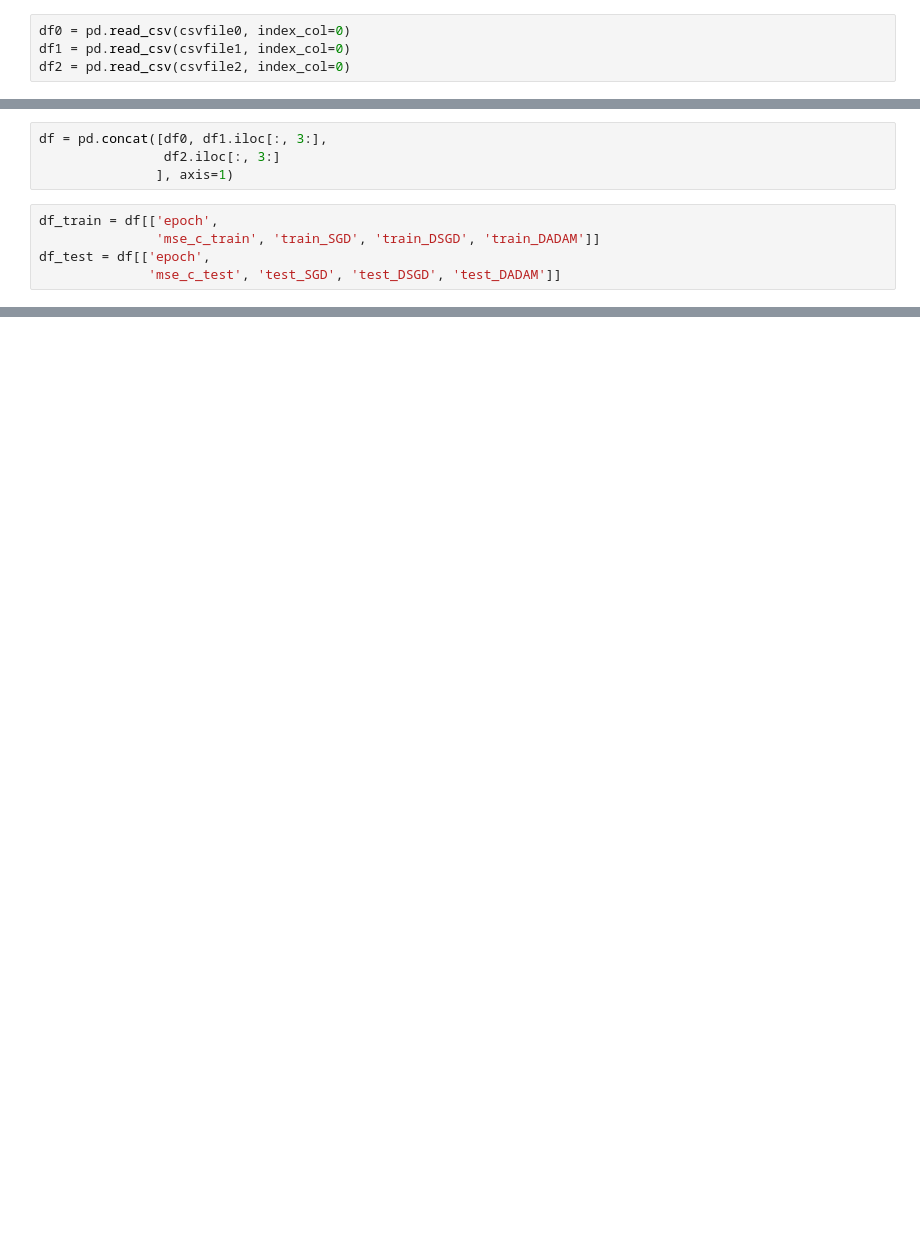
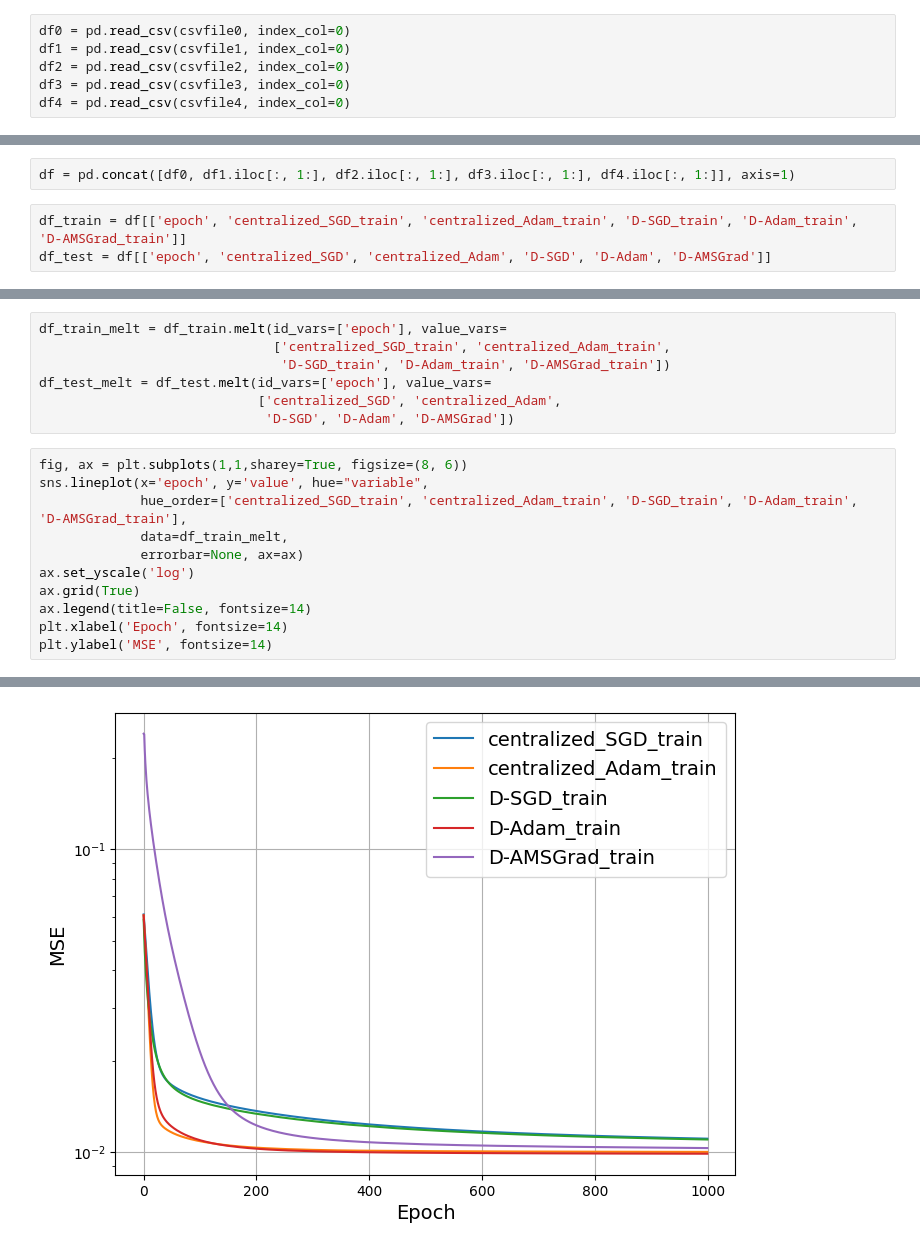
Before and after one commit to RostyslavUA/fdTrainGNN, a Jupyter notebook: regression/results_plot.ipynb, the cells around one changed output, grey strips where cells are left out. Drawn from its saved outputs; the diff is of its cells as text; blank space fills up the shorter version.

Commit message:
plotting script

```diff
--- a/regression/results_plot.ipynb
+++ b/regression/results_plot.ipynb
@@ -54,6 +57,8 @@ csvfile2 = os.path.join(outdir, 'regression_chebnet_loss_trajectory_s3_dadam_nla
 df0 = pd.read_csv(csvfile0, index_col=0)
 df1 = pd.read_csv(csvfile1, index_col=0)
 df2 = pd.read_csv(csvfile2, index_col=0)
+df3 = pd.read_csv(csvfile3, index_col=0)
+df4 = pd.read_csv(csvfile4, index_col=0)
 # %%
 df0 = df0.rename(columns={
     'epoch': 'epoch',
@@ -81,9 +92,5 @@ df2 = df2.rename(columns={
 # %%
-df = pd.concat([df0, df1.iloc[:, 3:],
-                df2.iloc[:, 3:]
-               ], axis=1)
+df = pd.concat([df0, df1.iloc[:, 1:], df2.iloc[:, 1:], df3.iloc[:, 1:], df4.iloc[:, 1:]], axis=1)
 # %%
-df_train = df[['epoch',
-               'mse_c_train', 'train_SGD', 'train_DSGD', 'train_DADAM']]
-df_test = df[['epoch',
-              'mse_c_test', 'test_SGD', 'test_DSGD', 'test_DADAM']]
+df_train = df[['epoch', 'centralized_SGD_train', 'centralized_Adam_train', 'D-SGD_train', 'D-Adam_train', 'D-AMSGrad_train']]
+df_test = df[['epoch', 'centralized_SGD', 'centralized_Adam', 'D-SGD', 'D-Adam', 'D-AMSGrad']]
@@ -129,0 +97,19 @@ plt.show()
+# %%
+df_train_melt = df_train.melt(id_vars=['epoch'], value_vars=
+                              ['centralized_SGD_train', 'centralized_Adam_train',
+                               'D-SGD_train', 'D-Adam_train', 'D-AMSGrad_train'])
+df_test_melt = df_test.melt(id_vars=['epoch'], value_vars=
+                            ['centralized_SGD', 'centralized_Adam',
+                             'D-SGD', 'D-Adam', 'D-AMSGrad'])
+# %%
+fig, ax = plt.subplots(1,1,sharey=True, figsize=(8, 6))
+sns.lineplot(x='epoch', y='value', hue="variable",
+             hue_order=['centralized_SGD_train', 'centralized_Adam_train', 'D-SGD_train', 'D-Adam_train', 'D-AMSGrad_train'],
+             data=df_train_melt,
+             errorbar=None, ax=ax)
+ax.set_yscale('log')
+ax.grid(True)
+ax.legend(title=False, fontsize=14)
+plt.xlabel('Epoch', fontsize=14)
+plt.ylabel('MSE', fontsize=14)
+# %% [output]
@@ -129,0 +117 @@ plt.show()
+[figure, added]
```
Also changed, not shown: parts of 11 cells of this notebook.
